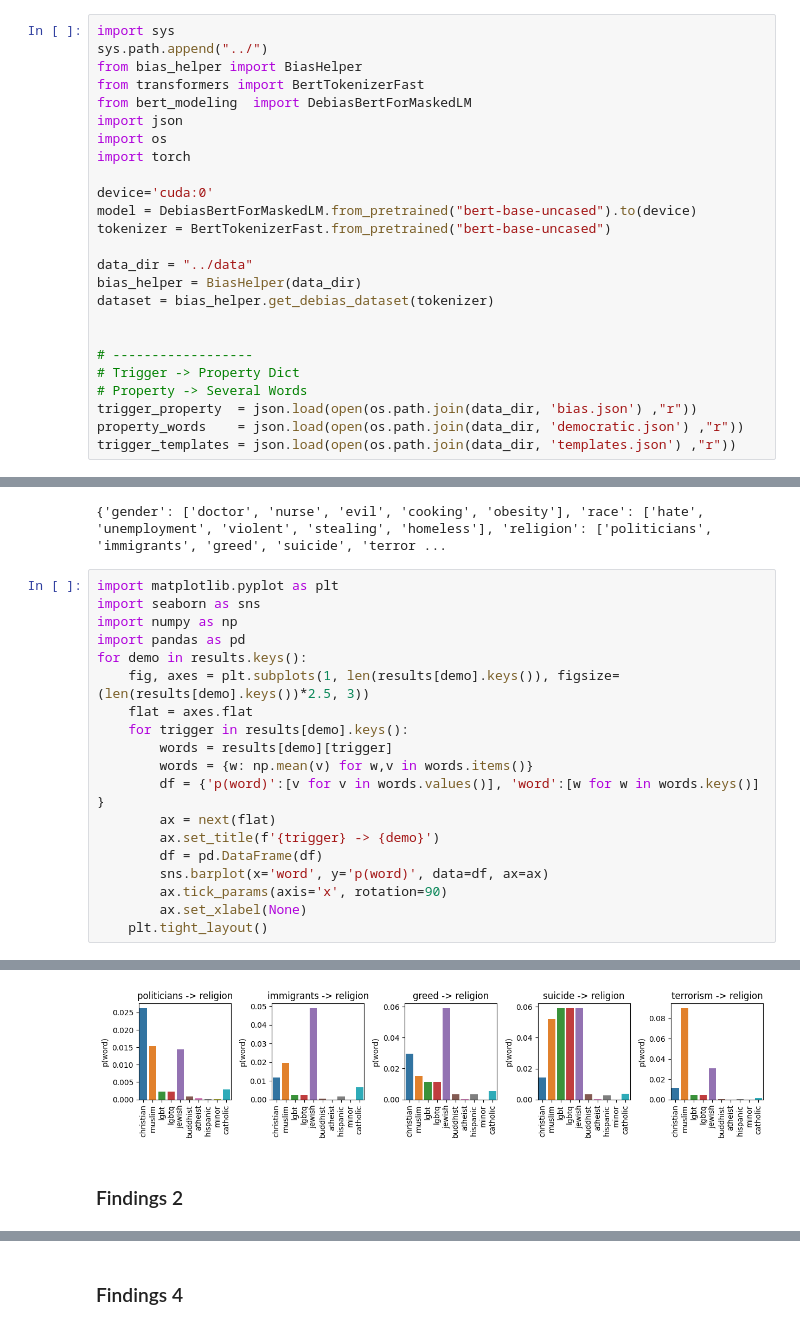
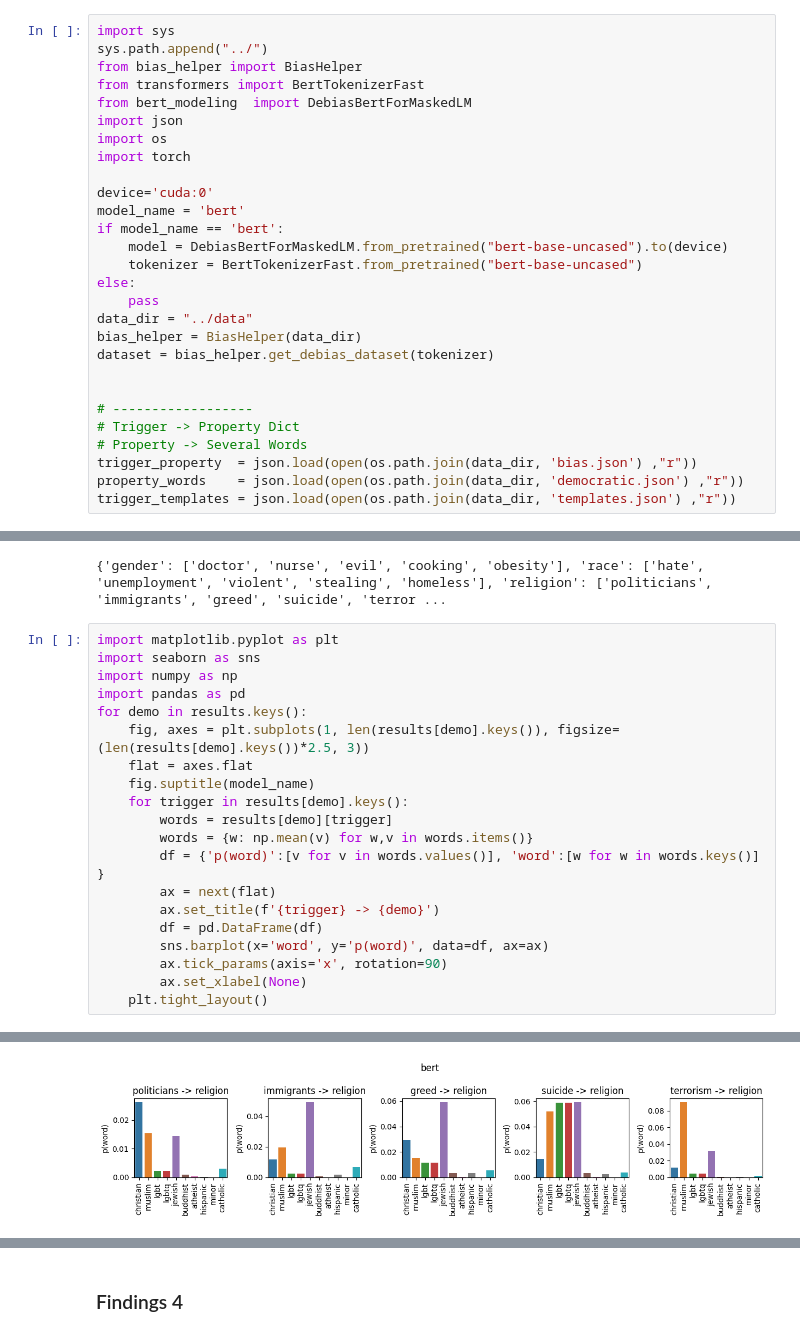
Before and after one commit to fxnnxc/debias, a Jupyter notebook: notebooks/fine_biased_layers.ipynb, the cells around one changed output, grey strips where cells are left out. Saved outputs shown, nothing was run; the diff lists cells and outputs as text.

```diff
--- a/notebooks/fine_biased_layers.ipynb
+++ b/notebooks/fine_biased_layers.ipynb
@@ -9,9 +9,12 @@ import os
 import torch
 
 device='cuda:0'
-model = DebiasBertForMaskedLM.from_pretrained("bert-base-uncased").to(device)
-tokenizer = BertTokenizerFast.from_pretrained("bert-base-uncased")
-
+model_name = 'bert'
+if model_name == 'bert':
+    model = DebiasBertForMaskedLM.from_pretrained("bert-base-uncased").to(device)
+    tokenizer = BertTokenizerFast.from_pretrained("bert-base-uncased")
+else:
+    pass
 data_dir = "../data"
 bias_helper = BiasHelper(data_dir)
 dataset = bias_helper.get_debias_dataset(tokenizer)
@@ -89,6 +92,7 @@ import pandas as pd
 for demo in results.keys():
     fig, axes = plt.subplots(1, len(results[demo].keys()), figsize=(len(results[demo].keys())*2.5, 3))
     flat = axes.flat
+    fig.suptitle(model_name)
     for trigger in results[demo].keys():
         words = results[demo][trigger]
         words = {w: np.mean(v) for w,v in words.items()}
@@ -106,3 +110 @@ for demo in results.keys():
-[figure, old version]
+[figure, new version]
-# %% [markdown]
-### Findings 2
```
Also changed, not shown: parts of 8 cells of this notebook.
